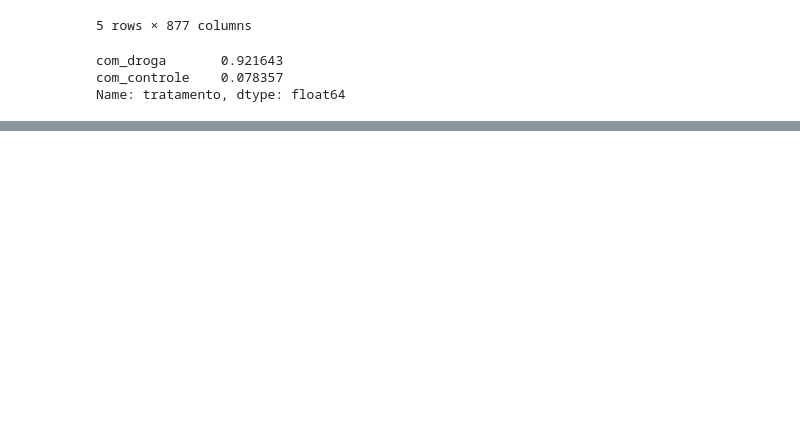
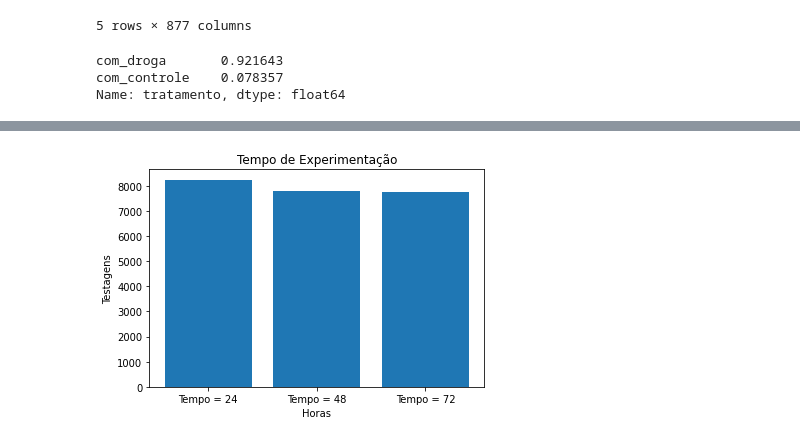
Before and after one commit to fahmoreira/imersao-alura, a Jupyter notebook: Imersão_Dados_Aula_01_|_Python_e_Pandas_e_Genética.ipynb, the cells around one changed output, grey strips where cells are left out. Cells and saved outputs as stored; diff of their text form; code cells hidden in the pictures; blank space fills up the shorter version.

```diff
--- a/Imersão_Dados_Aula_01_|_Python_e_Pandas_e_Genética.ipynb
+++ b/Imersão_Dados_Aula_01_|_Python_e_Pandas_e_Genética.ipynb
@@ -178,2 +213,15 @@ Name: tratamento, dtype: float64
+# %%
+# Desafio 6
+import matplotlib.pyplot as plt
+
+locations = [1, 2, 3]
+height = dados['tempo'].value_counts()
+labels = ['Tempo = 24', 'Tempo = 48', 'Tempo = 72']
+plt.bar(locations, height, tick_label=labels)
+plt.title('Tempo de Experimentação')
+plt.xlabel('Horas')
+plt.ylabel('Testagens');
+# %% [output]
+[figure, added]
 # %%
 # Desafio 7
```
Also changed, not shown: parts of 12 cells of this notebook.
